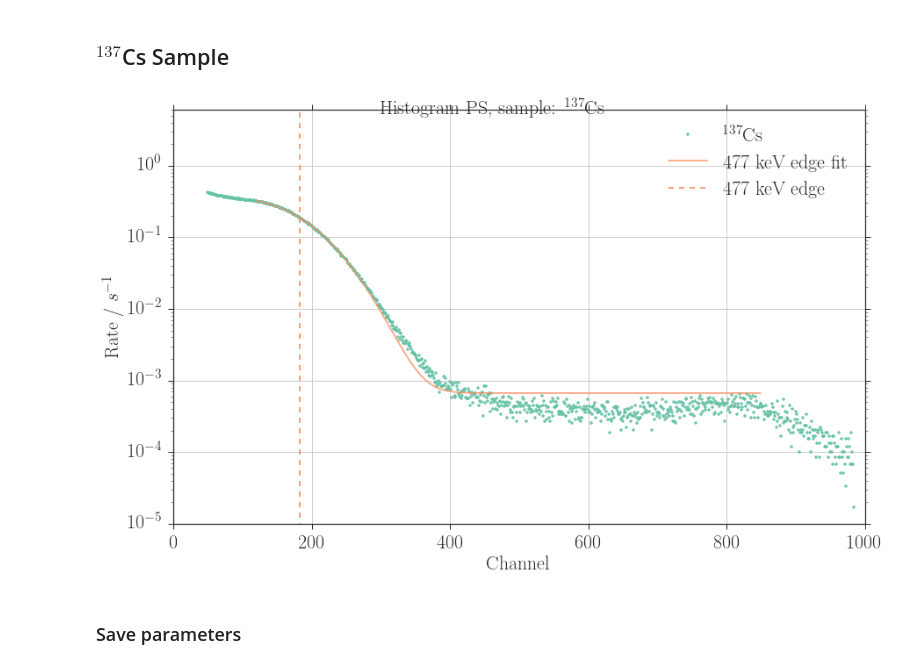
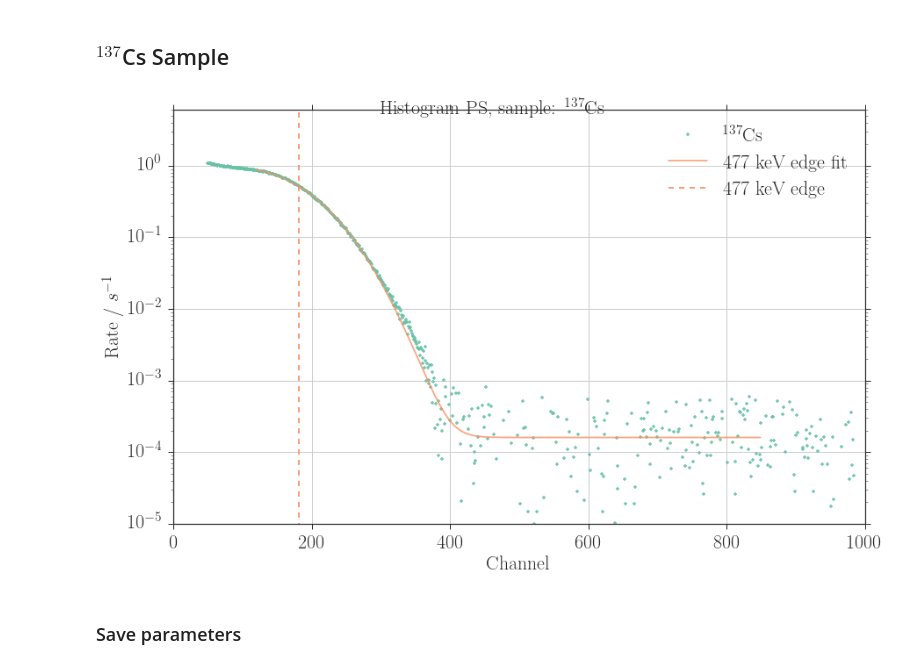
Before and after one commit to Bondzio/fp, a Jupyter notebook: compton/analysis/calibration_ps.ipynb, the cells around one changed output. Cells and saved outputs as stored; diff of their text form; code cells hidden in the pictures.

```diff
--- a/compton/analysis/calibration_ps.ipynb
+++ b/compton/analysis/calibration_ps.ipynb
@@ -71,9 +71,12 @@ Background
 #### Background ####
 file_in = npy_dir + "ps_background_02" + '.npy'
 x_bg, y_bg = np.load(file_in)
+y_bg_e = un.uarray(y_bg, np.maximum(1, np.sqrt(y_bg)))
 
 t_bg = 56094.804  # Real time
 rate_bg = y_bg / t_bg
+rate_bg_e = y_bg_e / t_bg
+
 x_lower = 50
 # %% [markdown]
 $^{22}$Na Sample
@@ -174,52 +197,65 @@ $^{137}$Cs Sample
 cs_sample = '$^{137}\mathrm{Cs}$'
 file_in = npy_dir + "ps_137cs_04" + '.npy'
 x, y = np.load(file_in)
+y_e = un.uarray(y, np.sqrt(y))
 
-t_na = 59302.371
-rate = y / t_na
-#rate = rate - rate_bg
+t_ps = 21386.496 # look for data/ps_cs137_04.mcd
+rate = y / t_ps
+rate = rate - rate_bg
 rate[rate < 0] = 0
 rate[x < x_lower] = 0
+
+rate_e = y_e / t_ps - rate_bg_e
+rate_e[rate < 0] = 0
+rate_e[x < x_lower] = 0
+
+y = rate
+y_filtered = sav(y, 301, 4)
+y_e = rate_e
+
 
 ###### 477 keV COMPTON EDGE #################
 # Define range to be fitted
 x_min = 120   # lower bound
 x_max = 850    # upper bound
-x_fit3 = x[(x > x_min) * (x < x_max)]
-y_fit3 = rate[(x > x_min) * (x < x_max)]
+mask = (x > x_min) * (x < x_max)
+x_fit3 = x[mask]
+y_fit3 = y[mask]
+y_sigma = np.sqrt(un.std_devs(y_e[mask]))
 
 # p0 is the initial guess for the fitting coefficients
 # p = [A_edge, x_step, sigma, offset]
 p0 = [ 0.4,  220,   70,   5e-4]
 #fit_edge0 = conv_analytical(x_fit3, *p0)
-coeff3, cov3 = curve_fit(conv_analytical, x_fit3, y_fit3, p0=p0)
+coeff3, cov3 = curve_fit(conv_analytical, x_fit3, y_fit3, p0=p0,
+                              sigma=y_sigma, absolute_sigma=True)
 c3 = uc.correlated_values(coeff3, cov3)
 fit_edge3 = conv_analytical(x_fit3, *coeff3)
 x_step3 = coeff3[1]
 
 
 # Plotting
 fig1, ax1 = plt.subplots(1, 1)
 if not save_fig:
     fig1.suptitle("Histogram PS, sample: "+ cs_sample)
 #ax1.plot(x, rate_bg, '.', alpha=0.9, label='background')
 ax1.plot(x, rate, '.', alpha=0.9, label=(cs_sample))
 edge3, = ax1.plot(x_fit3, fit_edge3, '-', alpha=0.8, label='477 keV edge fit')
 ax1.plot([x_step3] * 2, [0, 8000], '--', c=edge3.get_color(), label='477 keV edge')
 ax1.set_xlabel("Channel")
 ax1.set_ylabel("Rate / $s^{-1}$")
 ax1.set_xlim(0, 1000)
 ax1.set_ylim(1e-5, 6)
 ax1.legend(loc=1)
 ax1.grid(True)
 ax1.set_yscale("log", nonposy='clip')
 if show_fig:
     fig1.show()
 if save_fig:
     fig1.savefig(fig_dir + file_name + ".pdf")
     fig1.savefig(fig_dir + file_name + ".png")
 # %% [output]
-[figure, old version]
+[figure, new version]
 # %% [markdown]
 ### Save parameters
 # %%
```
Also changed, not shown: parts of 2 cells of this notebook, 12 other files.
